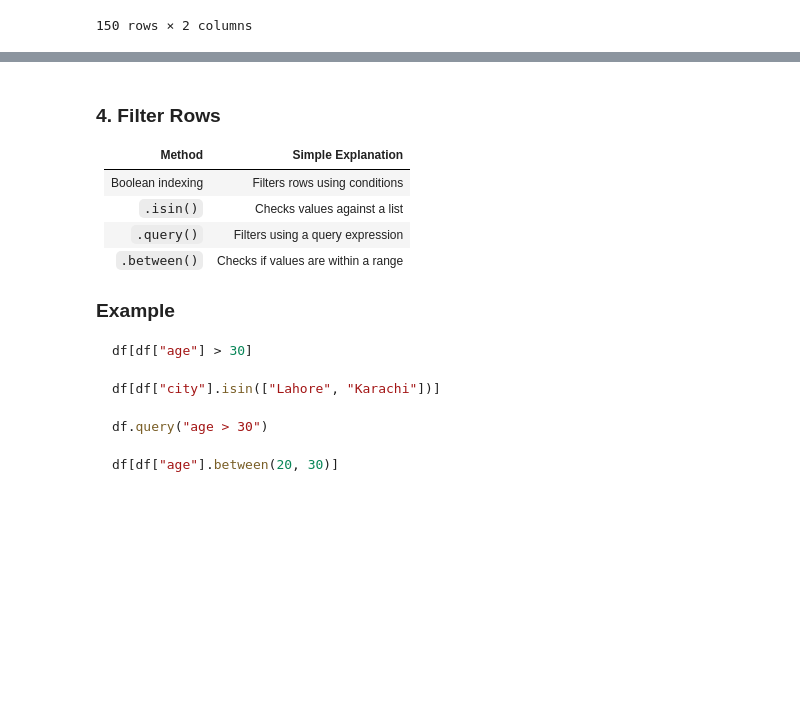
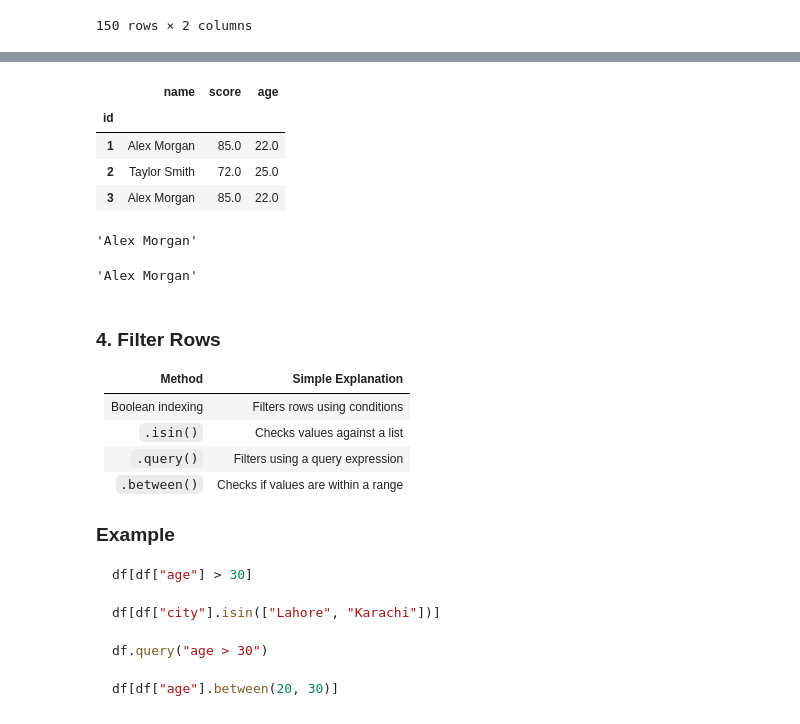
Before and after one commit to zaibgray/pandas, a Jupyter notebook: pandas.ipynb, the cells around one changed output, grey strips where cells are left out. Saved outputs shown, nothing was run; the diff lists cells and outputs as text; code cells hidden in the pictures; blank space fills up the shorter version.

```diff
--- a/pandas.ipynb
+++ b/pandas.ipynb
@@ -1898,3 +1932,24 @@ employees_data[["city", "name"]]
+# %%
+#  rows and columns both
+employees.iloc[[0,1,2], [0,2,1]]
+# %% [output]
+|  | name | score | age |
+| id |  |  |  |
+| 1 | Alex Morgan | 85.0 | 22.0 |
+| 2 | Taylor Smith | 72.0 | 25.0 |
+| 3 | Alex Morgan | 85.0 | 22.0 |
+# %%
+# Format: df.at[row_label, column_name]
+# at[]
+employees.at[1, "name"]
+# %% [output]
+'Alex Morgan'
+# %%
+# Format: df.iat[row_position, column_position]
+# This gets the value from the 1st row (index 0) and the 3rd column (index 2)
+employees.iat[0, 0]
+# %% [output]
+'Alex Morgan'
 # %% [markdown]
 ### 4. Filter Rows
 
```
Also changed, not shown: parts of 3 cells of this notebook.
